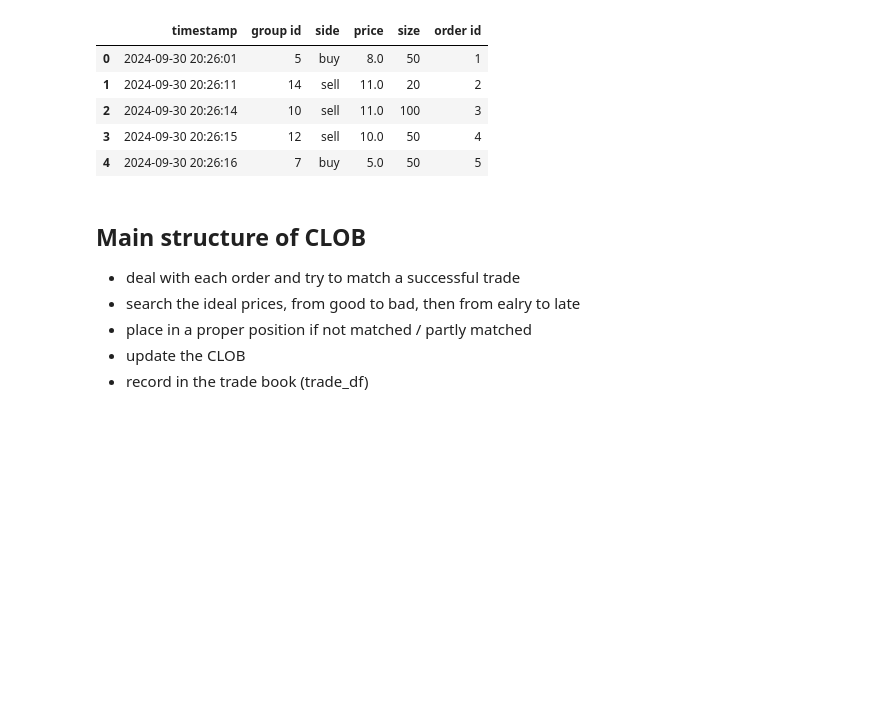
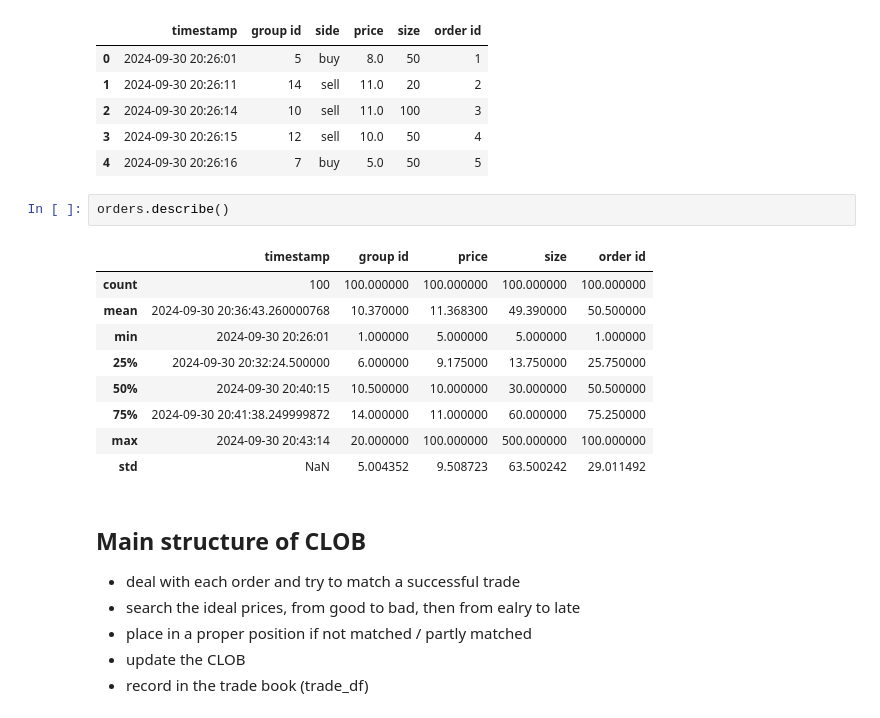
Before and after one commit to Quentin2050267/Assignment_3_Group_3, a Jupyter notebook: code.ipynb, the cells around one changed output. Cells and saved outputs as stored; diff of their text form; blank space fills up the shorter version.

```diff
--- a/code.ipynb
+++ b/code.ipynb
@@ -18,6 +20,18 @@ orders.head()
 | 2 | 2024-09-30 20:26:14 | 10 | sell | 11.0 | 100 | 3 |
 | 3 | 2024-09-30 20:26:15 | 12 | sell | 10.0 | 50 | 4 |
 | 4 | 2024-09-30 20:26:16 | 7 | buy | 5.0 | 50 | 5 |
+# %%
+orders.describe()
+# %% [output]
+|  | timestamp | group id | price | size | order id |
+| count | 100 | 100.000000 | 100.000000 | 100.000000 | 100.000000 |
+| mean | 2024-09-30 20:36:43.260000768 | 10.370000 | 11.368300 | 49.390000 | 50.500000 |
+| min | 2024-09-30 20:26:01 | 1.000000 | 5.000000 | 5.000000 | 1.000000 |
+| 25% | 2024-09-30 20:32:24.500000 | 6.000000 | 9.175000 | 13.750000 | 25.750000 |
+| 50% | 2024-09-30 20:40:15 | 10.500000 | 10.000000 | 30.000000 | 50.500000 |
+| 75% | 2024-09-30 20:41:38.249999872 | 14.000000 | 11.000000 | 60.000000 | 75.250000 |
+| max | 2024-09-30 20:43:14 | 20.000000 | 100.000000 | 500.000000 | 100.000000 |
+| std | NaN | 5.004352 | 9.508723 | 63.500242 | 29.011492 |
 # %% [markdown]
 ## Main structure of CLOB
 - deal with each order and try to match a successful trade
```
Also changed, not shown: parts of 20 cells of this notebook, 3 other files.
